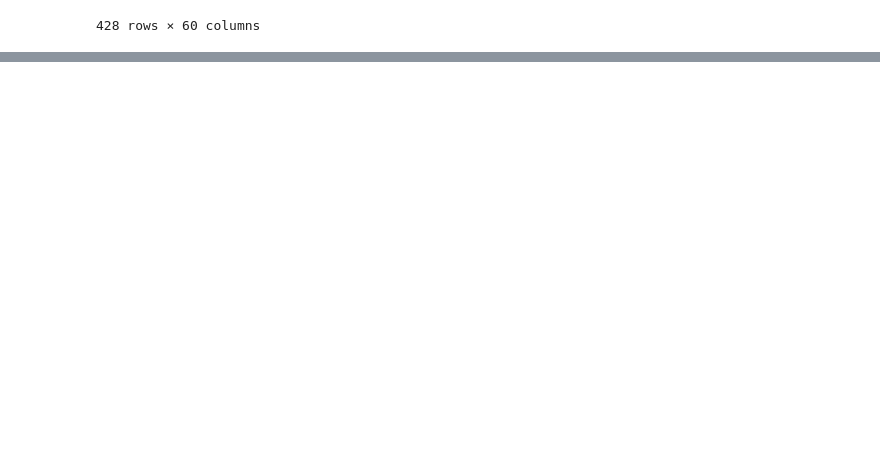
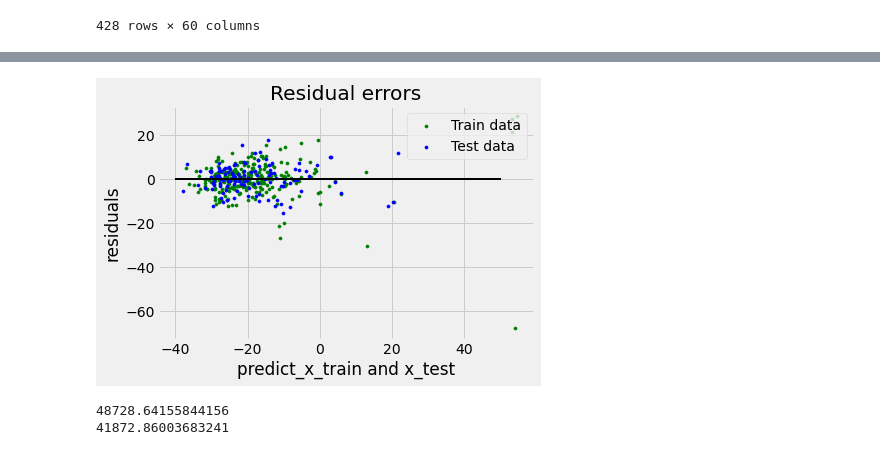
Before and after one commit to 107SBakst/107SBakst.github.io, a Jupyter notebook: Python/project_oecd4.ipynb, the cells around one changed output, grey strips where cells are left out. Cells and saved outputs as stored; diff of their text form; code cells hidden in the pictures; blank space fills up the shorter version.

```diff
--- a/Python/project_oecd4.ipynb
+++ b/Python/project_oecd4.ipynb
@@ -226,0 +212,20 @@ The Mean Squared Error is- 80.35969318898532
+# %%
+plt.style.use('fivethirtyeight')
+plt.scatter(regressor.predict(X_train), regressor.predict(X_train) - y_train, color = "green", s = 10, label = 'Train data')
+plt.scatter(regressor.predict(X_test), regressor.predict(X_test) - y_test, color = "blue", s = 10, label = 'Test data')
+plt.hlines(y = 0, xmin = -40, xmax = 50, linewidth = 2)
+plt.legend(loc = 'upper right')
+plt.title("Residual errors")
+plt.xlabel('predict_x_train and x_test')
+plt.ylabel('residuals')
+plt.show()
+# %% [output]
+[figure, added]
+# %%
+#Are average wages in MSA statistically different from average wages in Micropolation areas.
+print(df3.datavalue.mean()) # Mean average salary in MSA.
+
+print(df4.datavalue.mean()) # Mean average salary in MIC.
+# %% [output]
+48728.64155844156
+41872.86003683241
```
Also changed, not shown: parts of 3 cells of this notebook.
